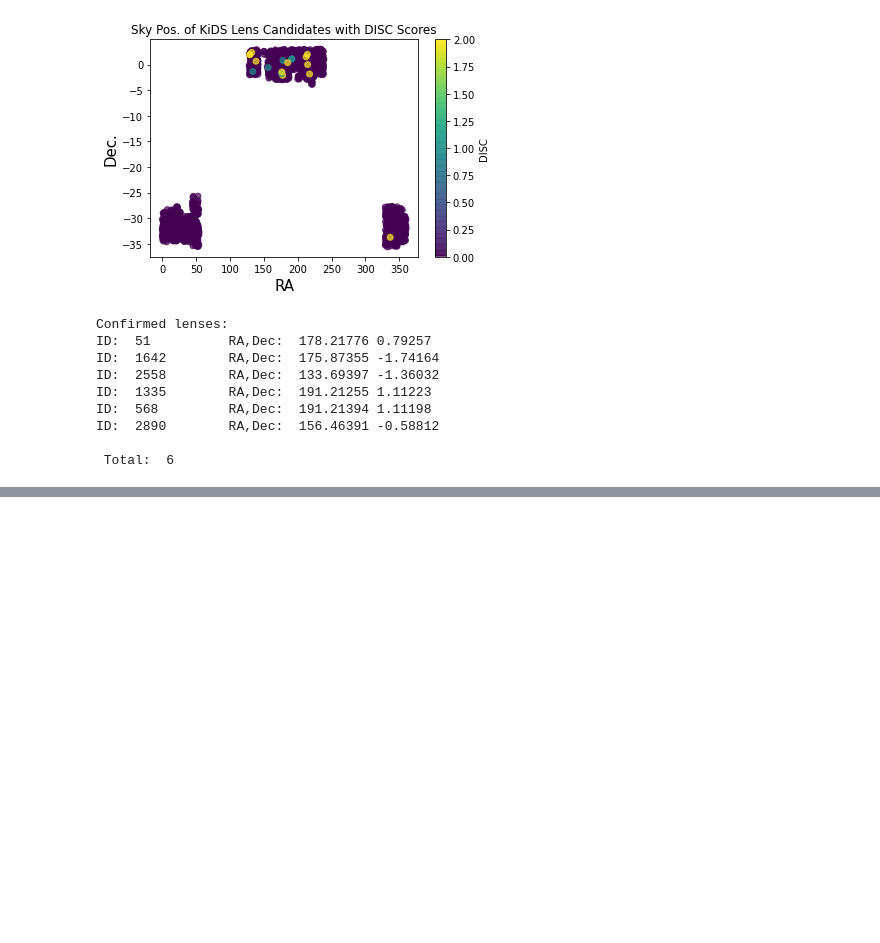
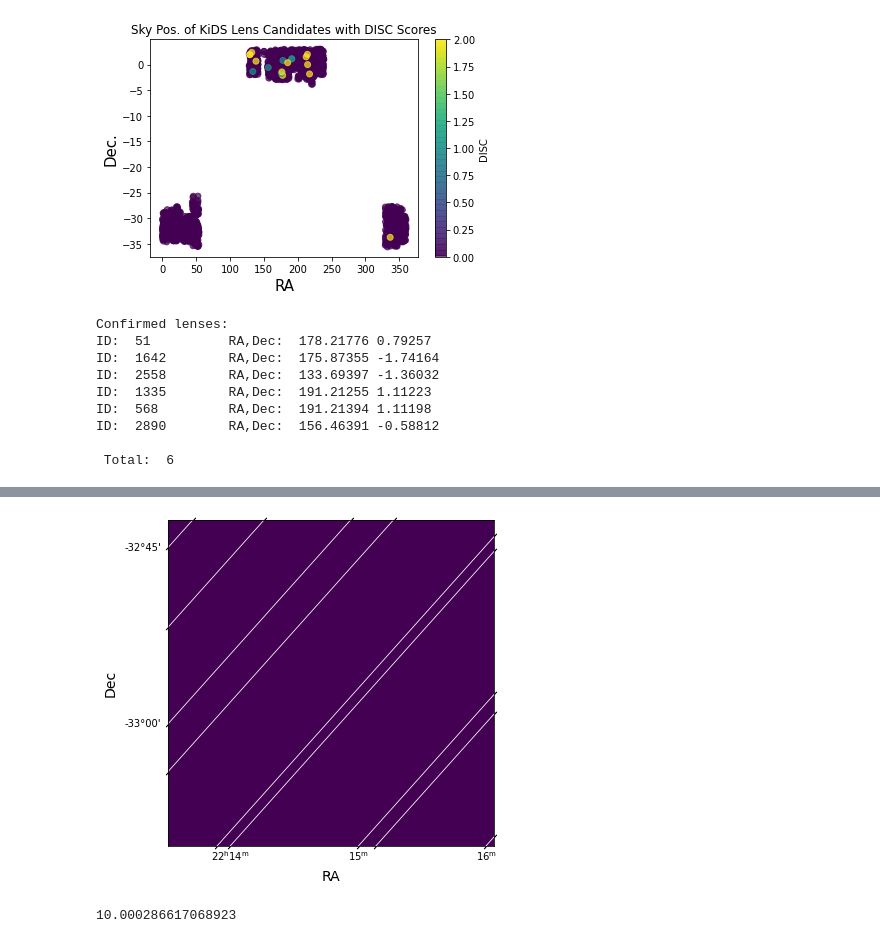
Before and after one commit to wbroem/MScThesis, a Jupyter notebook: 1. Getting Started.ipynb, the cells around one changed output, grey strips where cells are left out. Drawn from its saved outputs; the diff is of its cells as text; code cells hidden in the pictures; blank space fills up the shorter version.

Commit message:
first example lc/image

```diff
--- a/1. Getting Started.ipynb
+++ b/1. Getting Started.ipynb
@@ -104,0 +90,5 @@ SearchResult containing 18 data products.
+# %%
+directory = '/Users/waderoemer/Desktop/MScThesis'
+file = 'astrocut_333/tess-s0028-1-2_333.412570_-33.198980_1x1_astrocut.fits'
+filepath = f'{directory}/{file}'
+fits.info(filepath)
@@ -104,0 +101,2 @@ SearchResult containing 18 data products.
+# %%
+tphdu = fits.open(filepath)
@@ -104,0 +120,32 @@ SearchResult containing 18 data products.
+# %%
+from astropy.wcs import WCS
+
+#flux = tphdu[1].columns['FLUX']
+tpf_data = tphdu[1].data
+first_image = tpf_data['FLUX'][1]
+
+wcs = WCS(tphdu[2].header)
+
+fig = plt.figure(figsize = (6,6))
+fig.add_subplot(111, projection = wcs)
+plt.imshow(first_image, origin = 'lower', cmap = plt.cm.viridis)
+plt.xlabel('RA', fontsize = 14)
+plt.ylabel('Dec', fontsize = 14)
+plt.grid(axis = 'both', color = 'white', ls = 'solid')
+# %% [output]
+[figure, added]
+# %%
+#tpf_data['FLUX']
+# *sigh* ... these flux values are stored as double nested np arrays... use a loop to extract them.
+# I think they are stored this way because each nested array would normally contain data for multiple pixels
+# at a given timestamp, but we have extracted data for only one pixel so this is what it looks like
+flux = []
+for i in range(len(tpf_data['FLUX'])):
+    flux_i = tpf_data['FLUX'][i][0][0]
+    flux.append(flux_i)
+len(flux)
+timebin = tpf_data['TIME'][11]-tpf_data['TIME'][10] # in days
+timebin_min = timebin * 24 * 60 # convert to min
+timebin_min
+# %% [output]
+10.000286617068923
```
Also changed, not shown: parts of 12 cells of this notebook, 2 other files.
